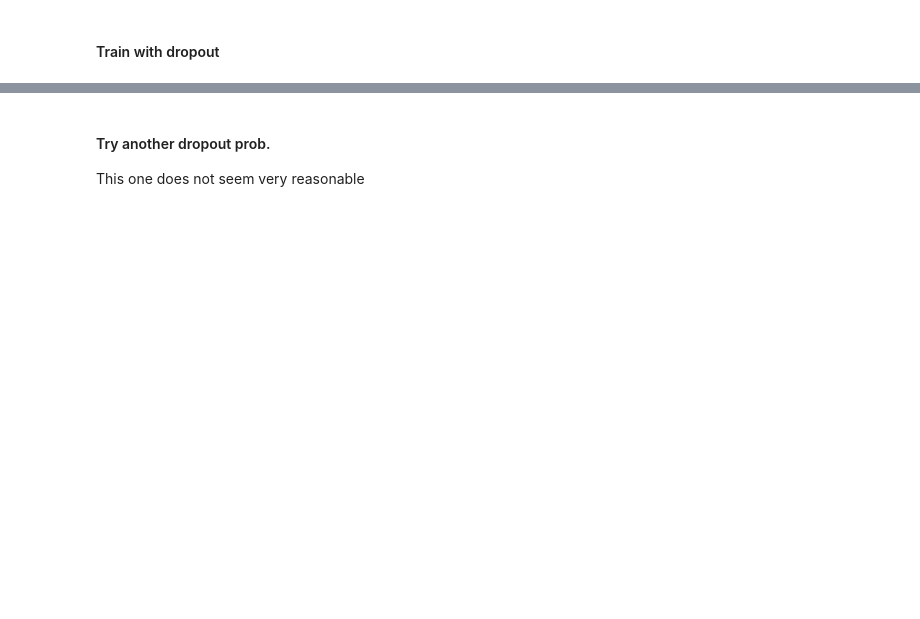
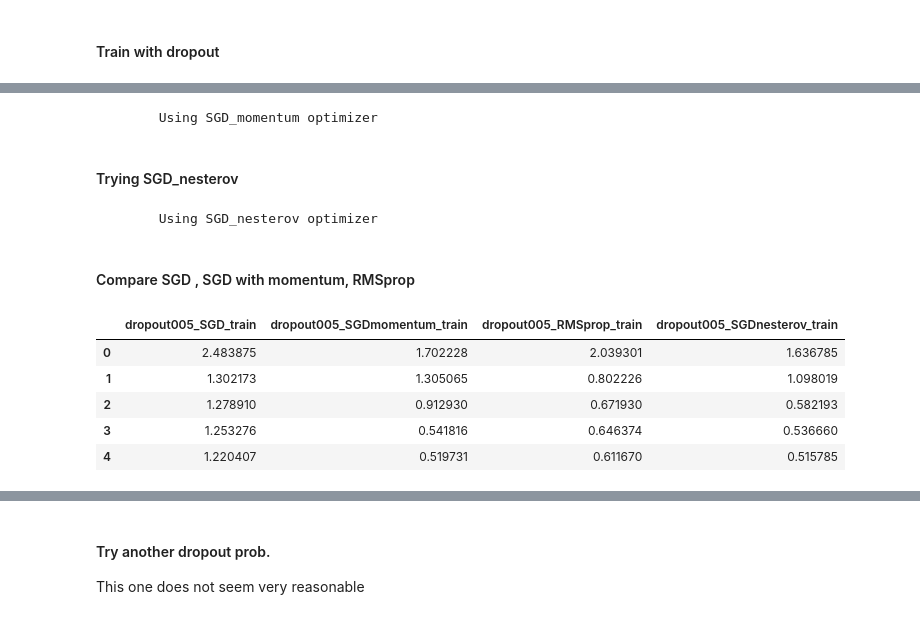
Before and after one commit to davidbp/connectionist, a Jupyter notebook: MLPRegression/mlp_regression_theano_example.ipynb, the cells around one changed output, grey strips where cells are left out. Cells and saved outputs as stored; diff of their text form; code cells hidden in the pictures; blank space fills up the shorter version.

```diff
--- a/MLPRegression/mlp_regression_theano_example.ipynb
+++ b/MLPRegression/mlp_regression_theano_example.ipynb
@@ -80,0 +115,21 @@ plt.plot(model.loss_curve_validation_)
+# %%
+n_features = len(features)
+dims = [n_features, 400, 400, 1]
+activations = ["relu", "relu", "identity"]
+
+model_RMSprop = mlp_regression.MLPRegression(dims,
+                                     activations=activations,
+                                     learning_rate=0.01,
+                                     seed=1234,
+                                     max_iter=200,
+                                     batch_size=200,
+                                     dropout_prob = 0.005,
+                                     loss='mean_squared_error',
+                                     optimizer='RMSprop',
+                                     momentum=0.9,
+                                     random_state=1234)
+
+model_RMSprop.fit(X_train, y_train,
+          X_val=X_test, y_val=y_test, n_epochs=n_epochs)
+# %% [output]
+        Using SGD_momentum optimizer
@@ -80,0 +139,23 @@ plt.plot(model.loss_curve_validation_)
+# %% [markdown]
+#### Trying SGD_nesterov
+# %%
+n_features = len(features)
+dims = [n_features, 400, 400, 1]
+activations = ["relu", "relu", "identity"]
+
+model_SGDnesterov = mlp_regression.MLPRegression(dims,
+                                     activations=activations,
+                                     learning_rate=0.01,
+                                     seed=1234,
+                                     max_iter=200,
+                                     batch_size=200,
+                                     dropout_prob = 0.005,
+                                     loss='mean_squared_error',
+                                     optimizer='SGD_nesterov',
+                                     momentum=0.9,
+                                     random_state=1234)
+
+model_SGDnesterov.fit(X_train, y_train,
+          X_val=X_test, y_val=y_test, n_epochs=n_epochs)
+# %% [output]
+        Using SGD_nesterov optimizer
@@ -80,0 +165,2 @@ plt.plot(model.loss_curve_validation_)
+# %% [markdown]
+#### Compare SGD , SGD with momentum, RMSprop
@@ -80,0 +172,9 @@ plt.plot(model.loss_curve_validation_)
+# %%
+results_df[cols][0:5]
+# %% [output]
+|  | dropout005_SGD_train | dropout005_SGDmomentum_train | dropout005_RMSprop_train | dropout005_SGDnesterov_train |
+| 0 | 2.483875 | 1.702228 | 2.039301 | 1.636785 |
+| 1 | 1.302173 | 1.305065 | 0.802226 | 1.098019 |
+| 2 | 1.278910 | 0.912930 | 0.671930 | 0.582193 |
+| 3 | 1.253276 | 0.541816 | 0.646374 | 0.536660 |
+| 4 | 1.220407 | 0.519731 | 0.611670 | 0.515785 |
```
Also changed, not shown: parts of 41 cells of this notebook, 1 other file.
